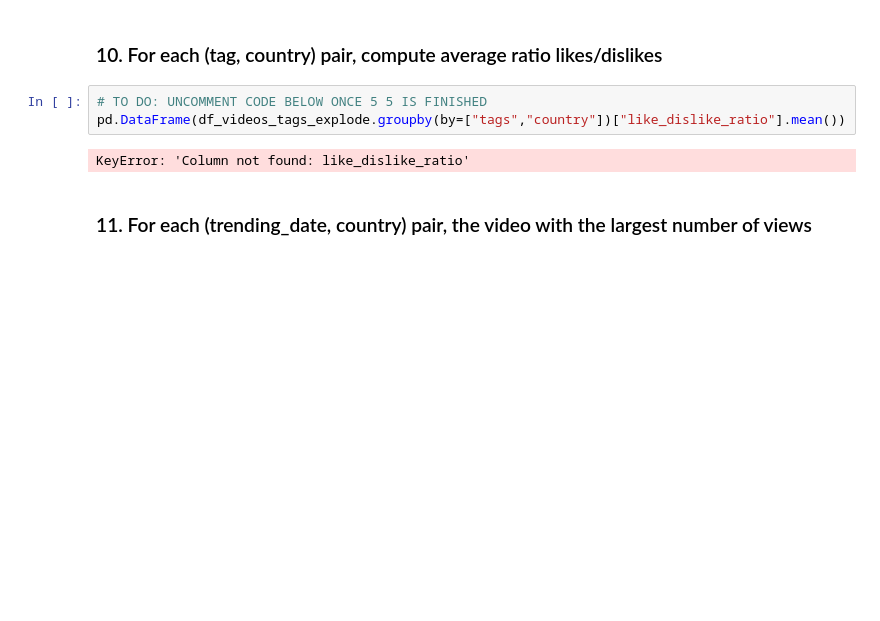
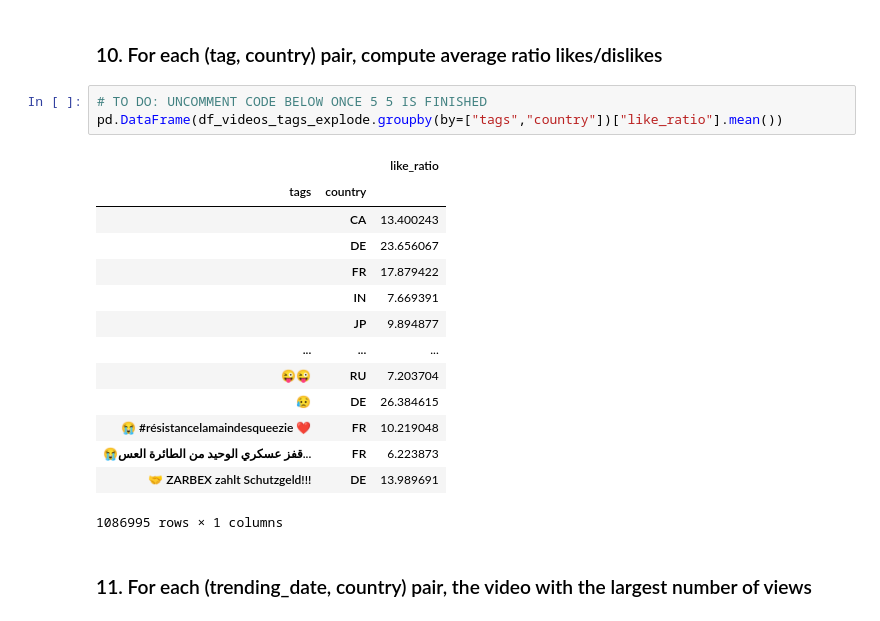
Before and after one commit to meryannjoy/Foundations-of-Computer-Science, a Jupyter notebook: Youtube Trending Notebook.ipynb, the cells around one changed output. Cells and saved outputs as stored; diff of their text form; blank space fills up the shorter version.

Commit message:
fixed errors in 10

```diff
--- a/Youtube Trending Notebook.ipynb
+++ b/Youtube Trending Notebook.ipynb
@@ -273,9 +273,22 @@ Name: views, Length: 840346, dtype: int64
 ### 10. For each (tag, country) pair, compute average ratio likes/dislikes
 # %%
 # TO DO: UNCOMMENT CODE BELOW ONCE 5 5 IS FINISHED
-pd.DataFrame(df_videos_tags_explode.groupby(by=["tags","country"])["like_dislike_ratio"].mean())
+pd.DataFrame(df_videos_tags_explode.groupby(by=["tags","country"])["like_ratio"].mean())
 # %% [output]
+|  |  | like_ratio |
+| tags | country |  |
+|  | CA | 13.400243 |
+|  | DE | 23.656067 |
+|  | FR | 17.879422 |
+|  | IN | 7.669391 |
+|  | JP | 9.894877 |
+| ... | ... | ... |
+| 😜😜 | RU | 7.203704 |
+| 😥 | DE | 26.384615 |
+| 😭 #résistancelamaindesqueezie ❤️ | FR | 10.219048 |
+| 😭قفز عسكري الوحيد من الطائرة العس... | FR | 6.223873 |
+| 🤝 ZARBEX zahlt Schutzgeld!!! | DE | 13.989691 |
-KeyError: 'Column not found: like_dislike_ratio'
+1086995 rows × 1 columns
 # %% [markdown]
 ### 11. For each (trending_date, country) pair, the video with the largest number of views
 # %% [markdown]
```
Also changed, not shown: parts of 5 cells of this notebook.
